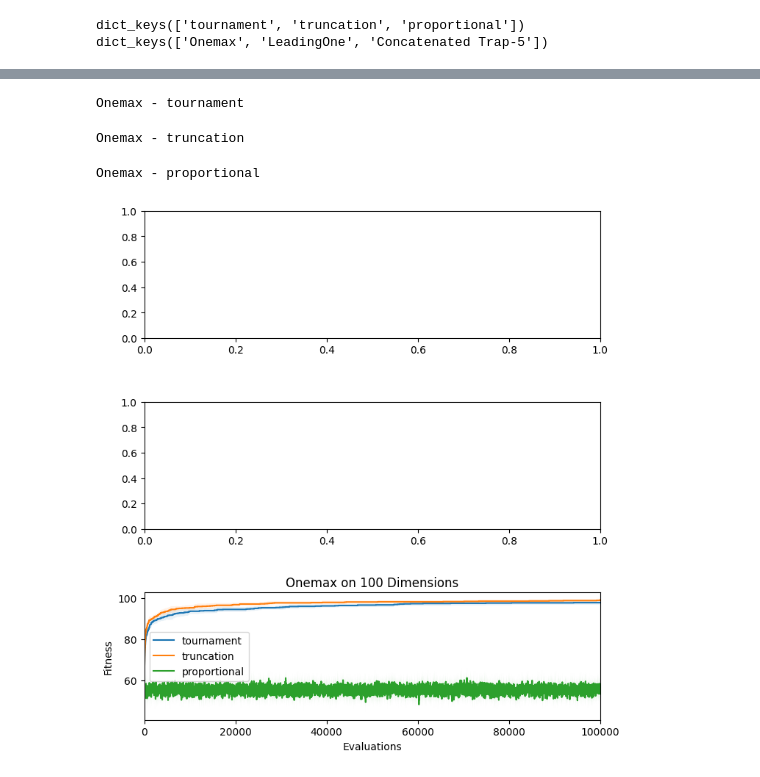
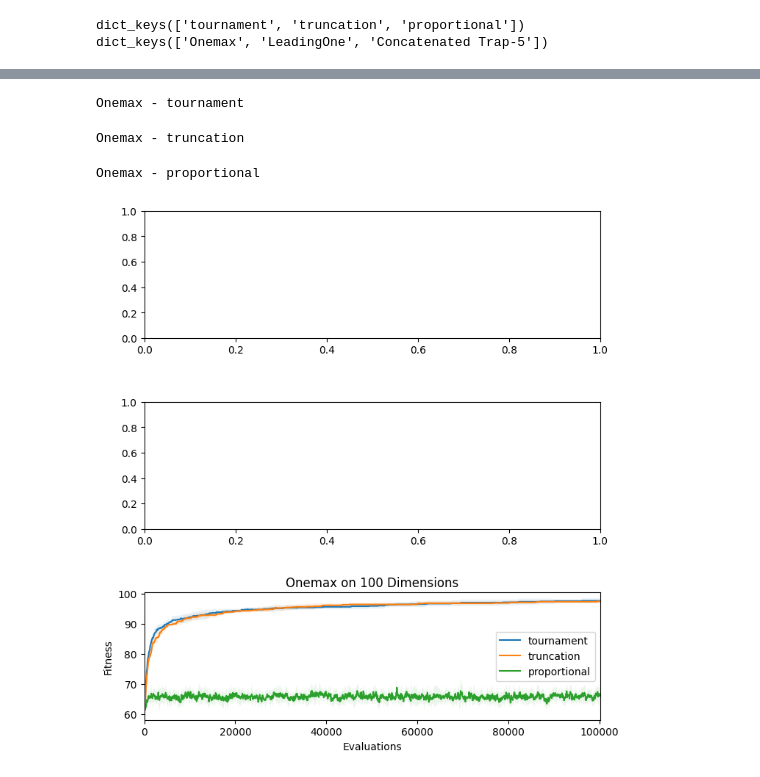
Before and after one commit to Museum7432/college_assignments, a Jupyter notebook: EvolutionAlgorithm_CS410/POPOP_pytorch_implementation/POPOP_numpy.ipynb, the cells around one changed output, grey strips where cells are left out. Cells and saved outputs as stored; diff of their text form; code cells hidden in the pictures.

```diff
--- a/EvolutionAlgorithm_CS410/POPOP_pytorch_implementation/POPOP_numpy.ipynb
+++ b/EvolutionAlgorithm_CS410/POPOP_pytorch_implementation/POPOP_numpy.ipynb
@@ -53,29 +53,27 @@ def crossover(pop):
         pop = pop[:-1]
         num_individuals -= 1
 
-    num_offsprings = num_individuals // 2
+    num_pairs = num_individuals // 2
 
-    # groub 2 consecutive individuals together
-    pop = pop.reshape((num_offsprings, 2, num_parameters))
+    # i.e.
+    # pop1      [0, 1, 2, 3,   4, 5, 6, 7]
+    # pop2      [4, 5, 6, 7,   0, 1, 2, 3]
 
-    # (num_offsprings, num_parameters, 2)
-    pop = pop.transpose((0, 2, 1))
+    # t         [0, 1, 2, 3,   0, 1, 2, 3]
 
-    # (num_offsprings * num_parameters, 2)
-    pop = pop.reshape((num_offsprings * num_parameters, 2))
+    # (num_individuals * num_parameters)
+    pop1 = pop.reshape(-1)
+    pop2 = pop.reshape((2, num_pairs, num_parameters))[::-1, :, :].reshape((-1))
 
-    # indvs1 (num_offsprings * num_parameters, 1)
-    indvs1, indvs2 = np.hsplit(pop, 2)
+    # (num_individuals * num_parameters)
+    t = np.random.rand(num_pairs * num_parameters)
+    t = np.broadcast_to(
+        np.expand_dims(t, axis=0), (2, num_pairs * num_parameters)
+    ).reshape((-1))
 
-    t = np.random.rand(num_offsprings * num_parameters)
+    offsprings = np.where(t < 0.5, pop1, pop2)
 
-    # (num_offsprings * num_parameters)
-    offsprings1 = np.where(t < 0.5, indvs1.squeeze(), indvs2.squeeze())
-
-    # (num_offsprings, num_parameters)
-    offsprings = offsprings.reshape((num_offsprings, num_parameters))
-
-    return offsprings
+    return offsprings.reshape((num_individuals, num_parameters))
 
 
 def mutation(pop, mutation_prob):
@@ -363,19 +369,19 @@ Onemax - tournament
 # %%
 fig, ax = plt.subplots(nrows=3, ncols=1, figsize=(8, 9))
 plt.subplots_adjust(hspace=0.5)
 
 test(
     objective_func="Onemax",
     n_trials=10,
     num_parameters=100,
     max_evaluations=100000,
-    num_individuals=8,
+    num_individuals=64*2,
     use_mutation=True,
     init_seed=student_id,
     axes=ax[2],
 )
 # %% [output]
 Onemax - tournament
 Onemax - truncation
 Onemax - proportional
-[figure, old version]
+[figure, new version]
```
Also changed, not shown: parts of 3 cells of this notebook, 1 other file.
